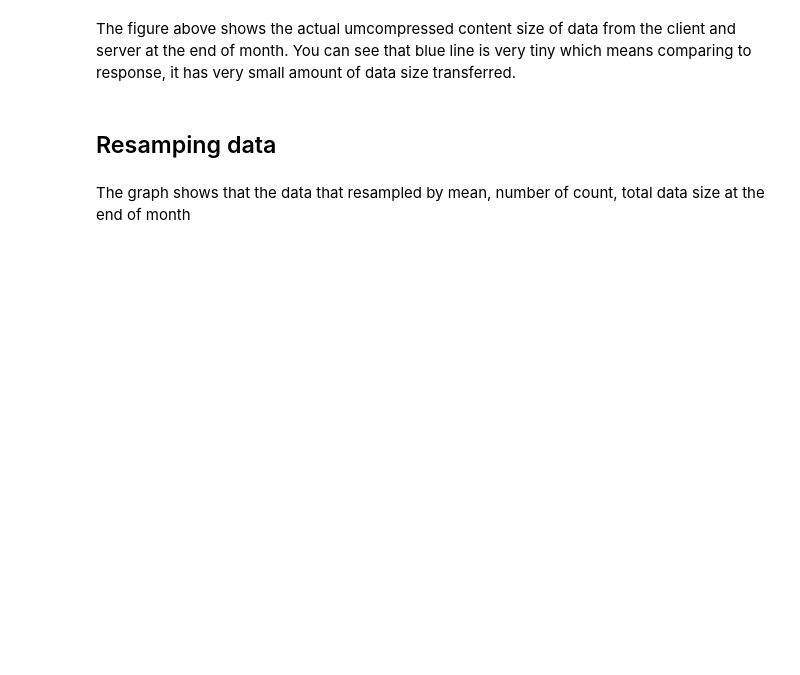
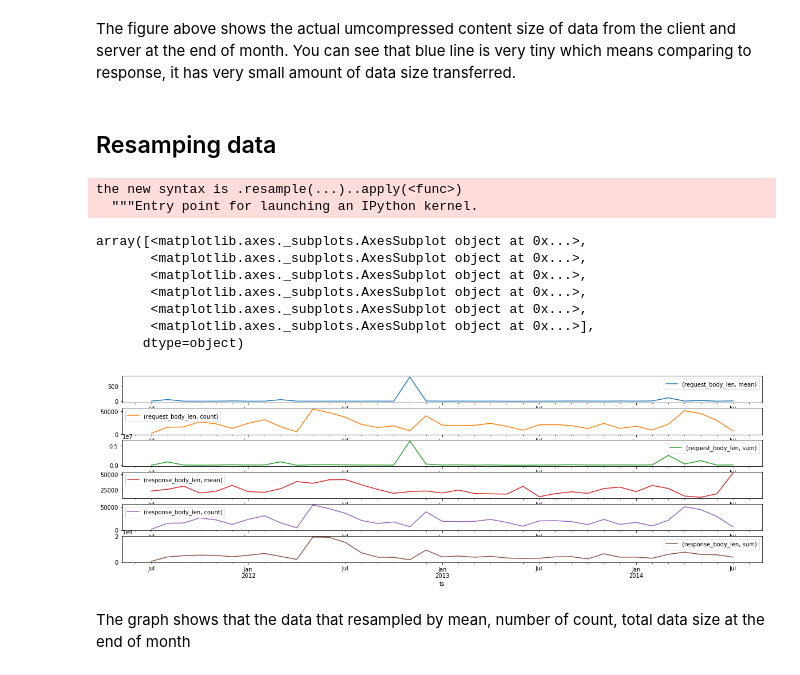
Before and after one commit to dj311/data-science-toolbox-1, a Jupyter notebook: report.ipynb, the cells around one changed output. Drawn from its saved outputs; the diff is of its cells as text; code cells hidden in the pictures; blank space fills up the shorter version.

```diff
--- a/report.ipynb
+++ b/report.ipynb
@@ -120,10 +139,21 @@ The figure above shows the actual umcompressed content size of data from the cli
 # %% [markdown]
 ## Resamping data
 # %%
-%matplotlib notebook
 resamp = df.resample("M", how=['mean', 'count', 'sum']) #"M" means month end frequency
-resamp.plot(subplots=True)
+ts_figure_1, ts_axes_1 =plt.subplots(figsize=(20, 6))
+resamp.plot(ax=ts_axes_1,subplots=True)
+
 # code provided by https://github.com/sooshie/Security-Data-Analysis/blob/master/Lab_2/Lab_2-Solutions.ipynb
-# If the figure doesn't show up, just rerun this single cell
+# %% [output]
+the new syntax is .resample(...)..apply(<func>)
+  """Entry point for launching an IPython kernel.
+array([<matplotlib.axes._subplots.AxesSubplot object at 0x...>,
+       <matplotlib.axes._subplots.AxesSubplot object at 0x...>,
+       <matplotlib.axes._subplots.AxesSubplot object at 0x...>,
+       <matplotlib.axes._subplots.AxesSubplot object at 0x...>,
+       <matplotlib.axes._subplots.AxesSubplot object at 0x...>,
+       <matplotlib.axes._subplots.AxesSubplot object at 0x...>],
+      dtype=object)
+[figure, added]
 # %% [markdown]
 The graph shows that the data that resampled by mean, number of count, total data size at the end of month
```
Also changed, not shown: parts of 8 cells of this notebook.
